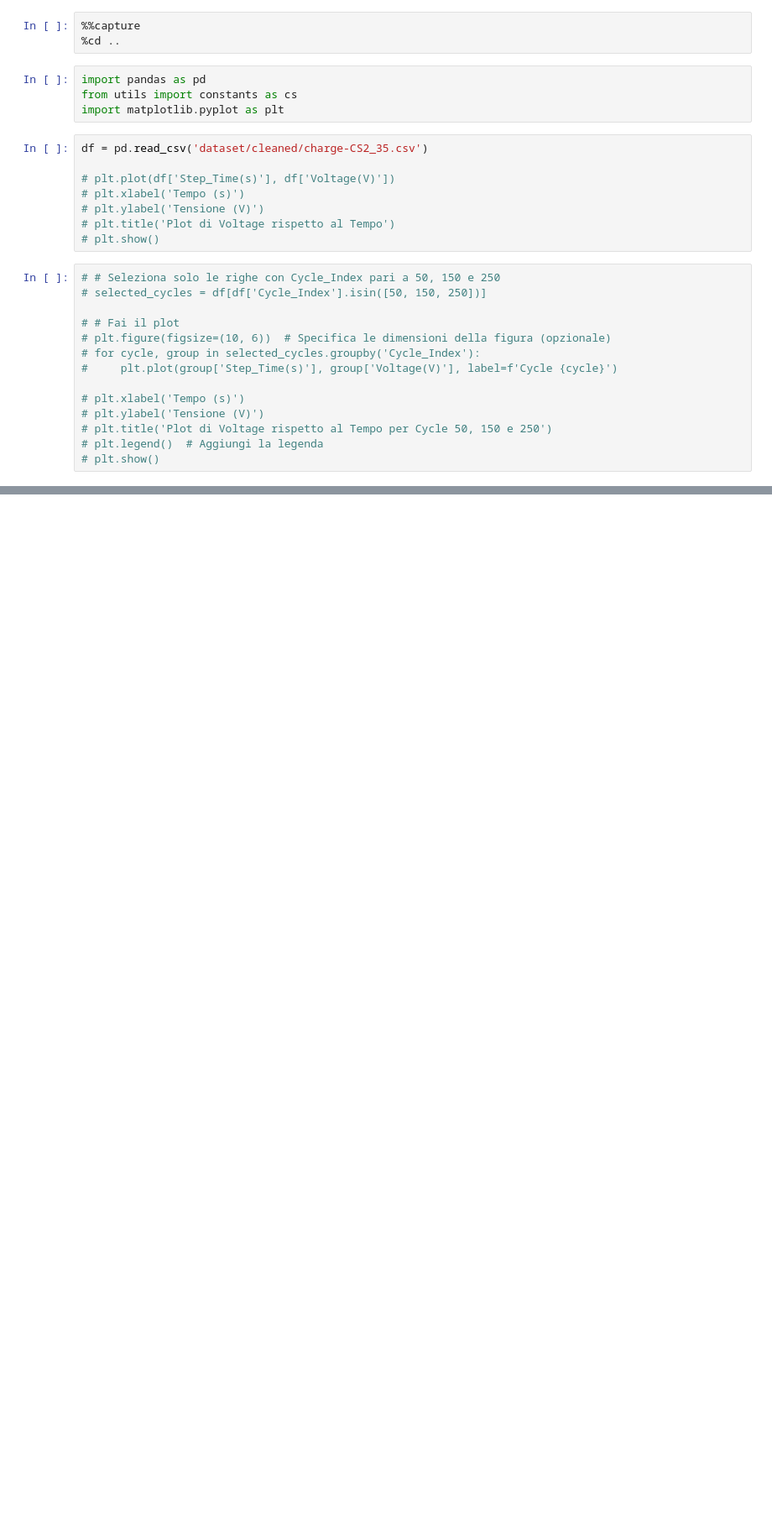
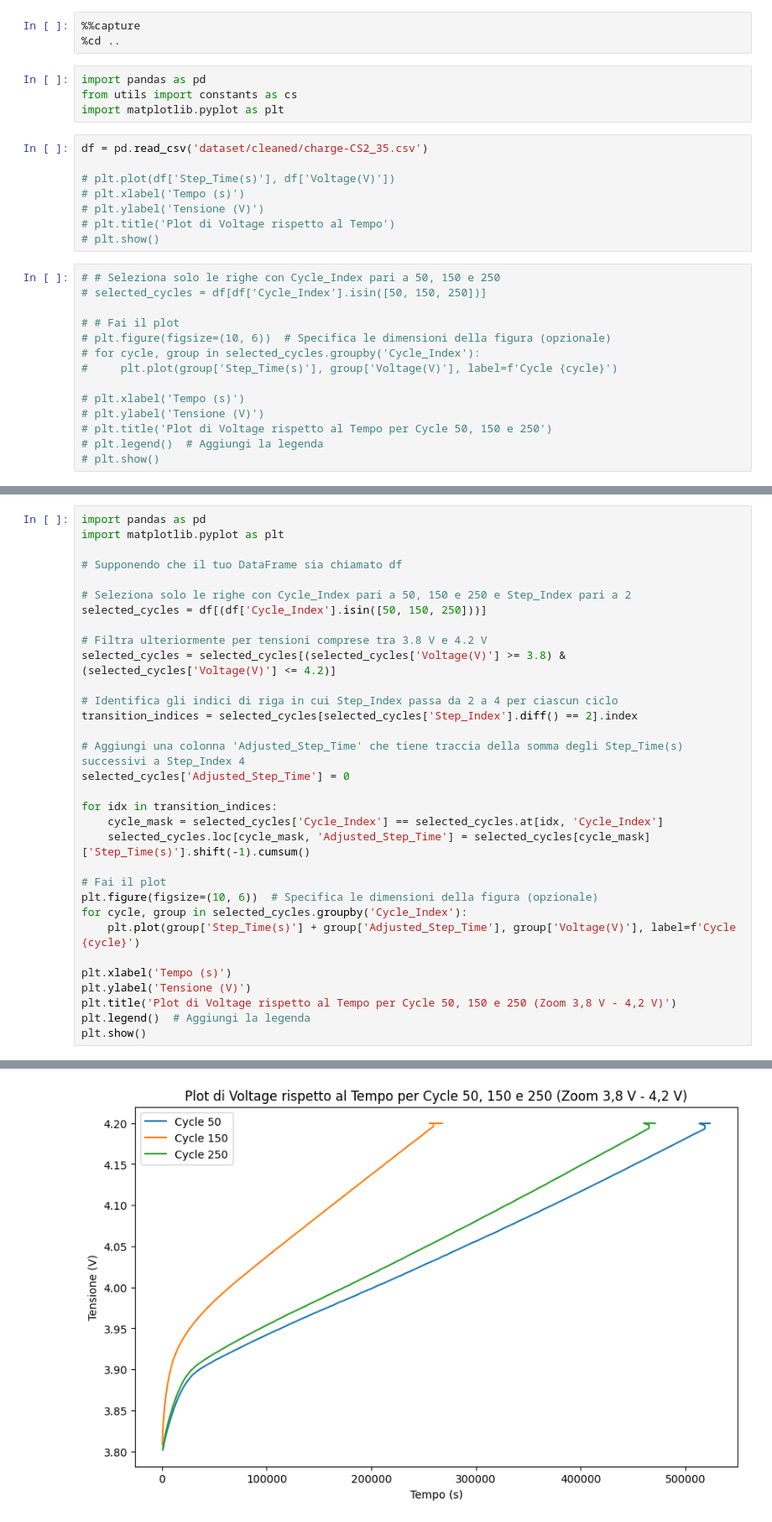
Before and after one commit to LorenzoLongarini/RUL-estimation-of-lithium-batteries, a Jupyter notebook: src/notebook/plots.ipynb, the cells around one changed output, grey strips where cells are left out. Shown at 84% size. Saved outputs shown, nothing was run; the diff lists cells and outputs as text; blank space fills up the shorter version.

```diff
--- a/src/notebook/plots.ipynb
+++ b/src/notebook/plots.ipynb
@@ -48,0 +68,33 @@ plt.show()
+# %%
+import pandas as pd
+import matplotlib.pyplot as plt
+
+# Supponendo che il tuo DataFrame sia chiamato df
+
+# Seleziona solo le righe con Cycle_Index pari a 50, 150 e 250 e Step_Index pari a 2
+selected_cycles = df[(df['Cycle_Index'].isin([50, 150, 250]))]
+
+# Filtra ulteriormente per tensioni comprese tra 3.8 V e 4.2 V
+selected_cycles = selected_cycles[(selected_cycles['Voltage(V)'] >= 3.8) & (selected_cycles['Voltage(V)'] <= 4.2)]
+
+# Identifica gli indici di riga in cui Step_Index passa da 2 a 4 per ciascun ciclo
+transition_indices = selected_cycles[selected_cycles['Step_Index'].diff() == 2].index
+
+# Aggiungi una colonna 'Adjusted_Step_Time' che tiene traccia della somma degli Step_Time(s) successivi a Step_Index 4
+selected_cycles['Adjusted_Step_Time'] = 0
+
+for idx in transition_indices:
+    cycle_mask = selected_cycles['Cycle_Index'] == selected_cycles.at[idx, 'Cycle_Index']
+    selected_cycles.loc[cycle_mask, 'Adjusted_Step_Time'] = selected_cycles[cycle_mask]['Step_Time(s)'].shift(-1).cumsum()
+
+# Fai il plot
+plt.figure(figsize=(10, 6))  # Specifica le dimensioni della figura (opzionale)
+for cycle, group in selected_cycles.groupby('Cycle_Index'):
+    plt.plot(group['Step_Time(s)'] + group['Adjusted_Step_Time'], group['Voltage(V)'], label=f'Cycle {cycle}')
+
+plt.xlabel('Tempo (s)')
+plt.ylabel('Tensione (V)')
+plt.title('Plot di Voltage rispetto al Tempo per Cycle 50, 150 e 250 (Zoom 3,8 V - 4,2 V)')
+plt.legend()  # Aggiungi la legenda
+plt.show()
+# %% [output]
@@ -48,0 +118 @@ plt.show()
+[figure, added]
```
Also changed, not shown: parts of 3 cells of this notebook, 2 other files.
